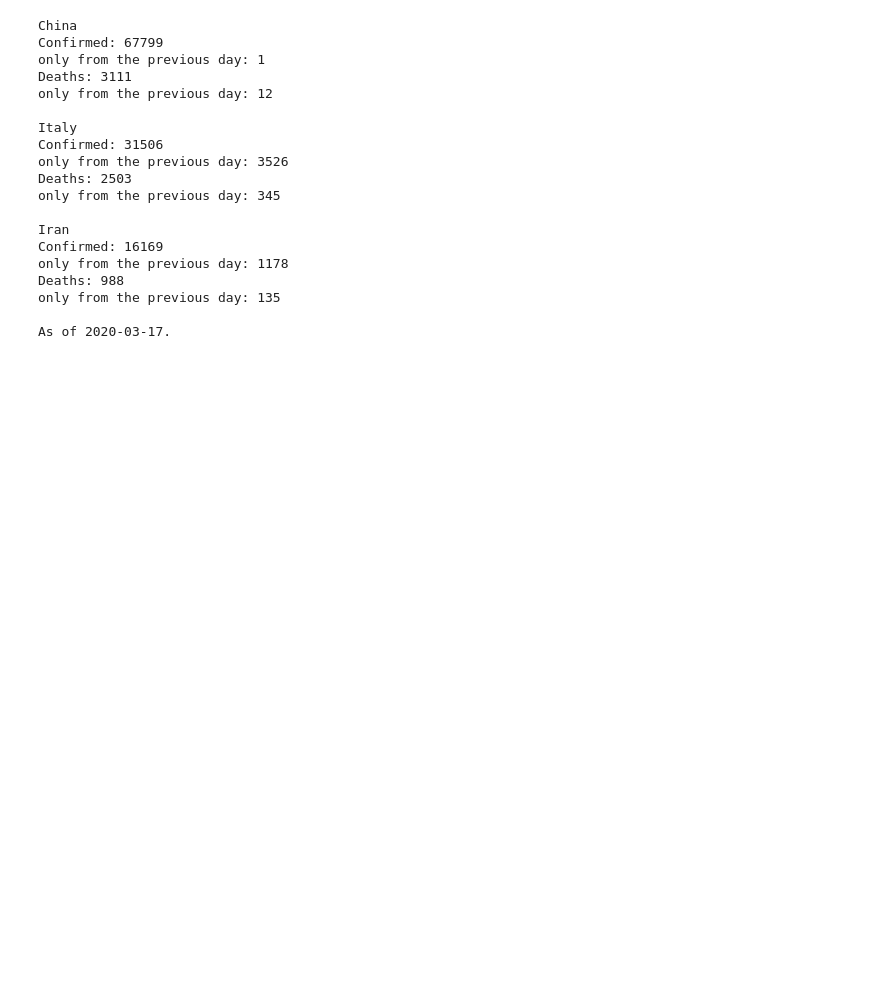
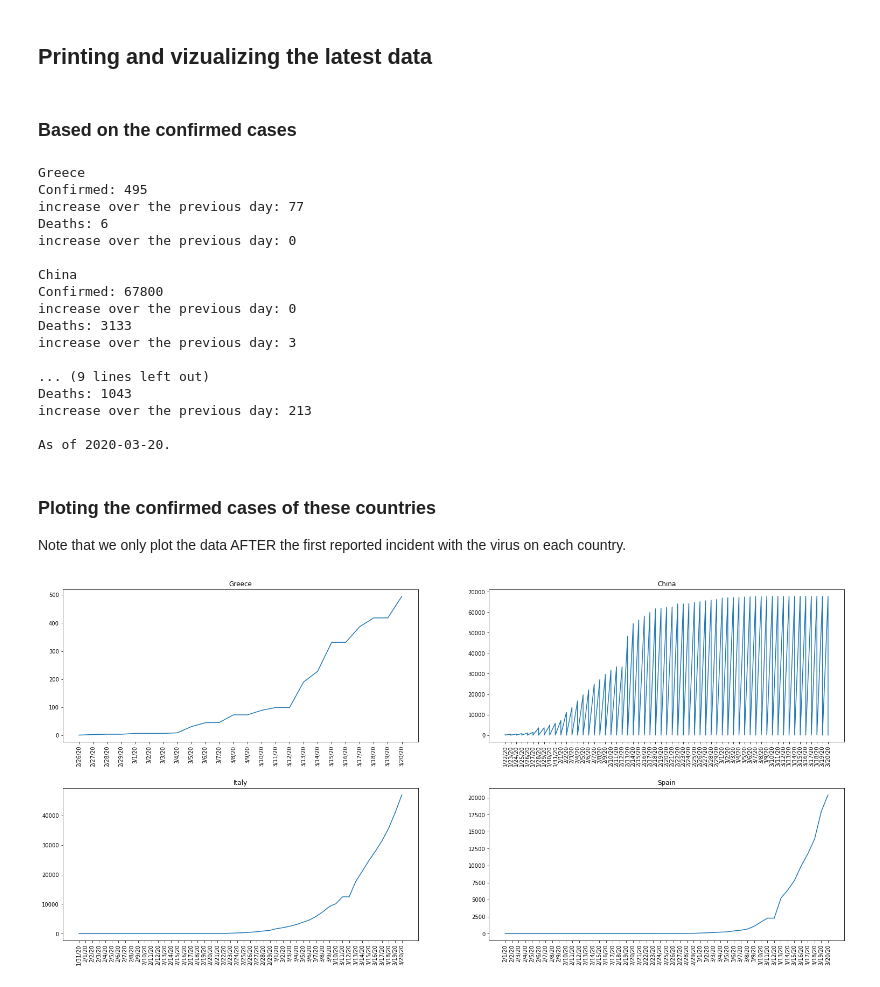
Before and after one commit to darklex55/COVID19-EDA, a Jupyter notebook: Covid/Covid-EDA.ipynb, the cells around one changed output. Saved outputs shown, nothing was run; the diff lists cells and outputs as text; code cells hidden in the pictures; blank space fills up the shorter version.

Commit message:
Added basic graphs and commentary

```diff
--- a/Covid/Covid-EDA.ipynb
+++ b/Covid/Covid-EDA.ipynb
@@ -32,4 +37,3 @@ None
 # %%
 df['Day']=df['Date'].apply(lambda x: int(x.split('/')[1]))           ##Turn Date into
-df['Month']=df['Date'].apply(lambda x: int(x.split('/')[0]))         ##usefull, countable
-df.drop(['Date'],axis=1,inplace=True)                                ##data.
+df['Month']=df['Date'].apply(lambda x: int(x.split('/')[0]))         ##usefull, countable data.
@@ -40,7 +47,7 @@ Deaths_List = [] #List of deaths in above of the countries in Country_List
 D_Confirmed_List = [] #List of change in the number of confirmed cases of the countries in Country_List
 D_Deaths_List = [] #List of change in the number of deaths of the countries in Country_List
 
-dt = 1 # How many days before today to be set as the reference point for the collected data
+dt = int(str(date.today()).split('-')[2])-int(df[df['Month']==df['Month'].max()]['Day'].max()) # The reference point for date depending on how old the latest data is.
 
 for i in Country_List:
     Confirmed_List.append(df[df['Country/Region']==i][df['Month']==int(str(date.today()-timedelta(days=dt)).split('-')[1])][df['Day']==int(str(date.today()-timedelta(days=dt)).split('-')[2])]['Confirmed'].to_numpy()[0])
@@ -52,33 +59,65 @@ Sorted_Confirmed_List = np.argsort(Confirmed_List)  #Sort by Confirmed Cases
 Sorted_Deaths_List = np.argsort(Deaths_List)  # Sort by Deaths
 Sorted_D_Confirmed_List = np.argsort(D_Confirmed_List) #Sort by change in Confirmed Cases
 Sorted_D_Deaths_List = np.argsort(D_Deaths_List) #Sort by change in Deaths
+# %% [markdown]
+## Printing and vizualizing the latest data
+# %% [markdown]
+### Based on the confirmed cases
 # %%
-for i in np.flip(Sorted_Confirmed_List[-3:]): #Printing the stats on the 4 countries with most confirmed cases
+#Making a list of countries with Greece being first while the rest of the countries included are sorted from worst to
+#best accounting for the number of confirmed cases.
+c_list = [Country_List.tolist().index('Greece')] + np.flip(Sorted_Confirmed_List[-3:]).tolist()
+
+for i in c_list: #Printing the stats on the 4 countries
     print(Country_List[i]+
           ' \nConfirmed:',Confirmed_List[i],
-          ' \nonly from the previous day:',D_Confirmed_List[i],
+          ' \nincrease over the previous day:',D_Confirmed_List[i],
           ' \nDeaths:',Deaths_List[i],
-          ' \nonly from the previous day:',D_Deaths_List[i],
+          ' \nincrease over the previous day:',D_Deaths_List[i],
           ' \n')
 
 print('As of '+str(date.today()-timedelta(days=dt))+'.')
 # %% [output]
+Greece
+Confirmed: 495
+increase over the previous day: 77
+Deaths: 6
+increase over the previous day: 0
+
 China
-Confirmed: 67799
-only from the previous day: 1
-Deaths: 3111
-only from the previous day: 12
+Confirmed: 67800
+increase over the previous day: 0
+Deaths: 3133
+increase over the previous day: 3
 
-Italy
-Confirmed: 31506
-only from the previous day: 3526
-Deaths: 2503
-only from the previous day: 345
+... (9 lines left out)
+Deaths: 1043
+increase over the previous day: 213
 
-Iran
-Confirmed: 16169
-only from the previous day: 1178
-Deaths: 988
-only from the previous day: 135
-
-As of 2020-03-17.
+As of 2020-03-20.
+# %% [markdown]
+### Ploting the confirmed cases of these countries
+Note that we only plot the data AFTER the first reported incident with the virus on each country.
+# %%
+import math
+
+f, axes = plt.subplots(math.ceil(len(c_list)/2), 2)
+f.set_figheight(12)
+f.set_figwidth(26)
+f.subplots_adjust(wspace=0.2,hspace=0.3)
+x=0
+y=0
+
+for i in c_list:
+    X = df[df['Country/Region']==Country_List[i]][df['Confirmed']>0]['Date'].to_list()
+    Y = df[df['Country/Region']==Country_List[i]][df['Confirmed']>0]['Confirmed'].to_list()
+    for tick in axes[y][x].get_xticklabels():
+        tick.set_rotation(90)
+    axes[y][x].set_title(Country_List[i])
+    axes[y][x].plot(X,Y)
+    x+=1
+    if x==2:
+        x=0
+        y+=1
+# %% [output]
+[figure, added]
```
Also changed, not shown: parts of 22 cells of this notebook, 1 other file.
